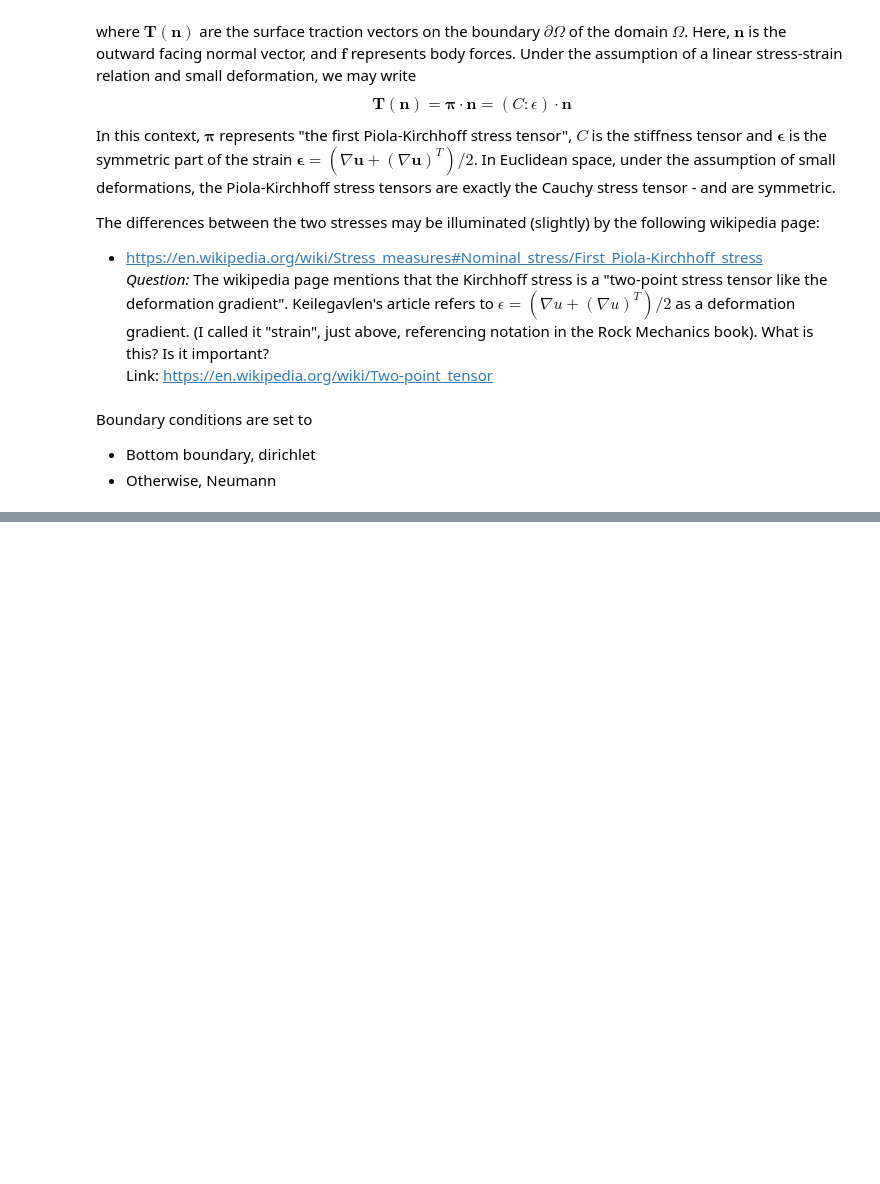
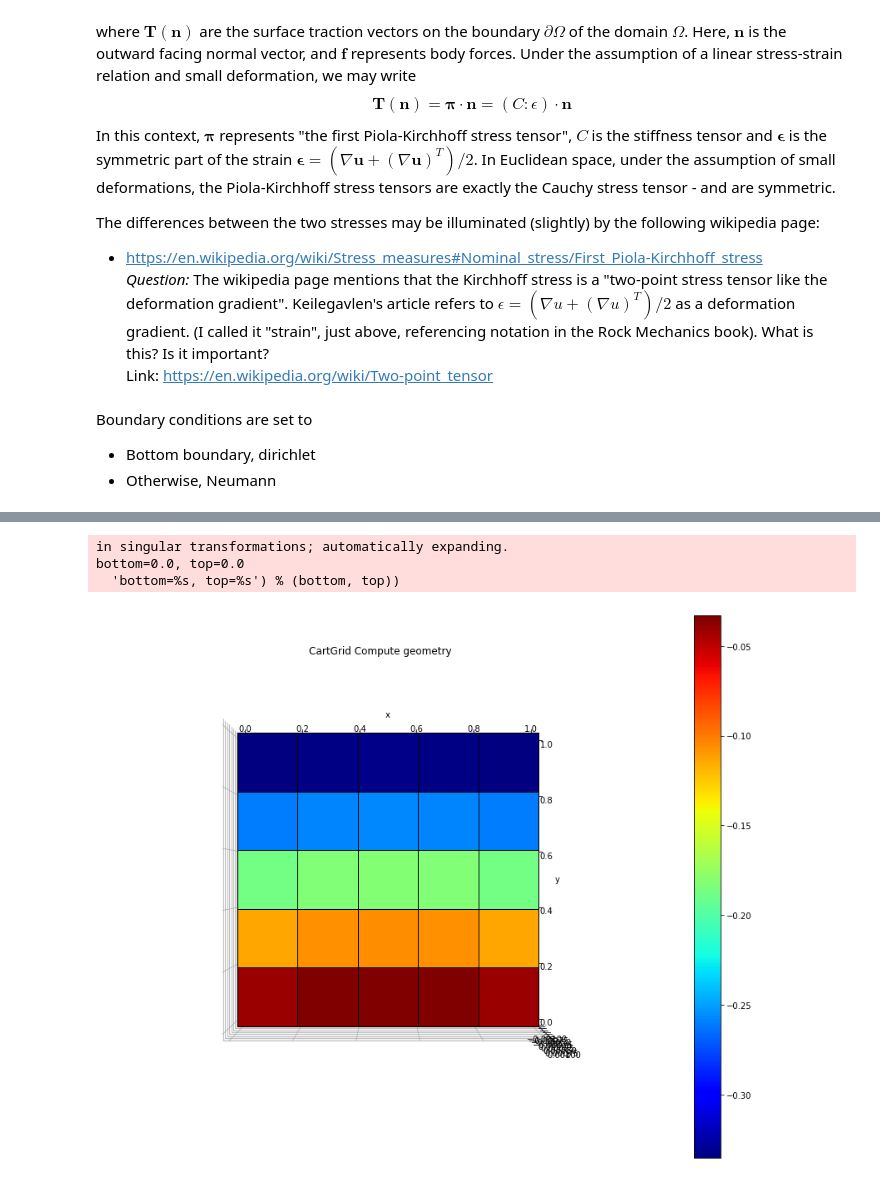
Before and after one commit to zhang-cugb/mastersproject, a Jupyter notebook: mechanics/MPSA-intro.ipynb, the cells around one changed output, grey strips where cells are left out. Drawn from its saved outputs; the diff is of its cells as text; code cells hidden in the pictures; blank space fills up the shorter version.

Commit message:
feat: Complete MPSA tutorial

```diff
--- a/mechanics/MPSA-intro.ipynb
+++ b/mechanics/MPSA-intro.ipynb
@@ -24,10 +24,12 @@ The system is bounded by three possible boundary conditions; Neumann, Dirichlet,
 # %%
 import numpy as np
 import porepy as pp
+import scipy.sparse as sps
 
 # Create grid
 n = 5
-g = pp.CartGrid([n,n])
+physdims = [1,1]
+g = pp.CartGrid([n,n], physdims=physdims)
 g.compute_geometry()
 # %% [markdown]
 Next, we define the stress tensor $C$. The constutitive law,
@@ -71 +77,11 @@ bound = pp.BoundaryConditionVectorial(g, dirich, labels)
+# %%
+tol = 1e-10
+top_faces = np.ravel(np.argwhere(g.face_centers[1] > physdims[1] - tol))
+bot_faces = np.ravel(np.argwhere(g.face_centers[1] < tol))
+
+u_b = np.zeros((g.dim, g.num_faces))
+u_b[1, top_faces] = -1 * g.face_areas[top_faces]
+u_b[:, bot_faces] = 0
+
+u_b = u_b.ravel('F')
 # %% [markdown]
@@ -72,0 +92,10 @@ The discretization scheme used is the multi-point stress approximation.
+# %%
+mpsa = pp.Mpsa("mechanics")
+f = np.zeros(g.dim * g.num_cells)
+
+specified_parameters = {"fourth_order_tensor": C, "source": f, "bc": bound, "bc_values": u_b}
+data = pp.initialize_default_data(g, {}, "mechanics", specified_parameters)
+mpsa.discretize(g, data)
+A, b = mpsa.assemble_matrix_rhs(g, data)
+
+u = sps.linalg.spsolve(A, b)
@@ -72,0 +106,7 @@ The discretization scheme used is the multi-point stress approximation.
+# %%
+pp.plot_grid(g, cell_value=u[1::2], figsize=(15, 12))
+# %% [output]
+in singular transformations; automatically expanding.
+bottom=0.0, top=0.0
+  'bottom=%s, top=%s') % (bottom, top))
+[figure, added]
```
Also changed, not shown: parts of 11 cells of this notebook.
